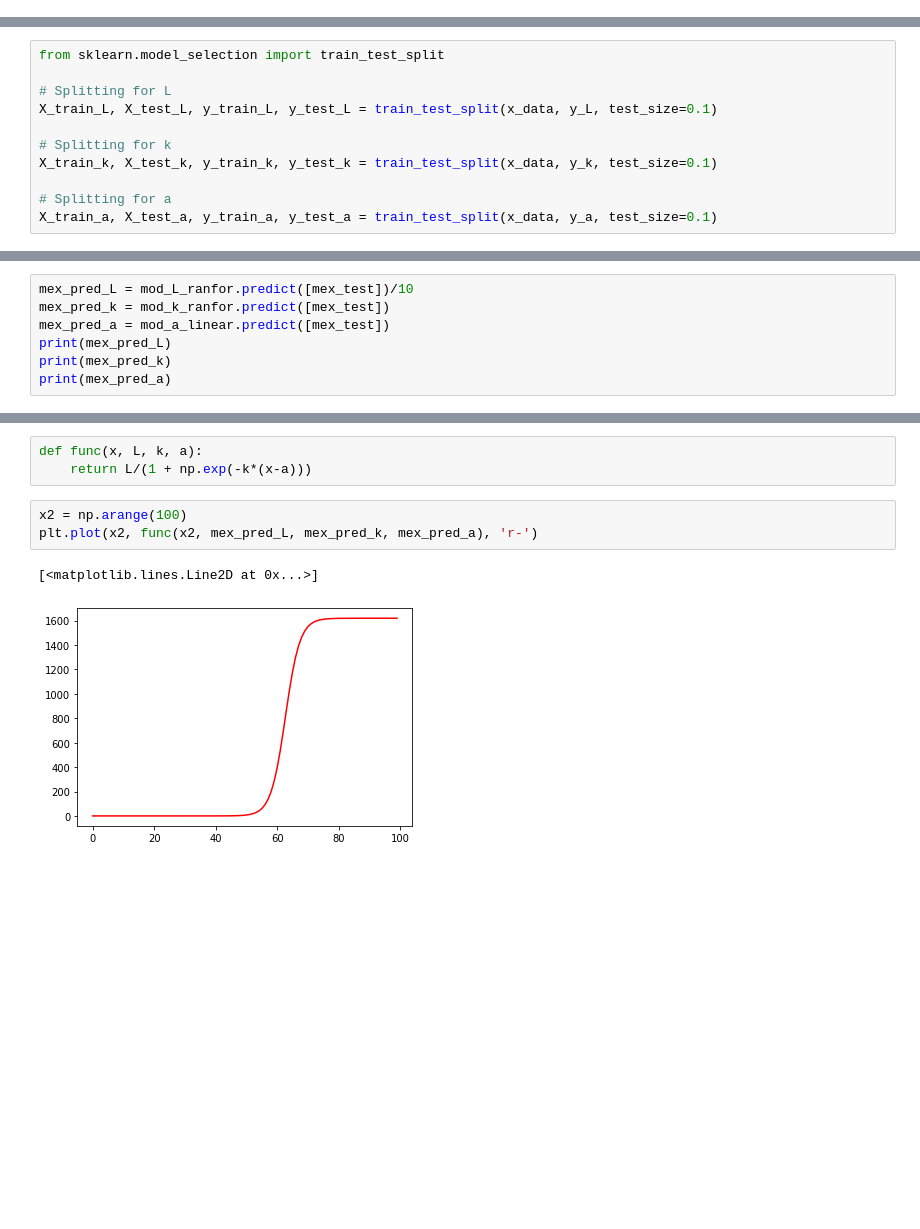
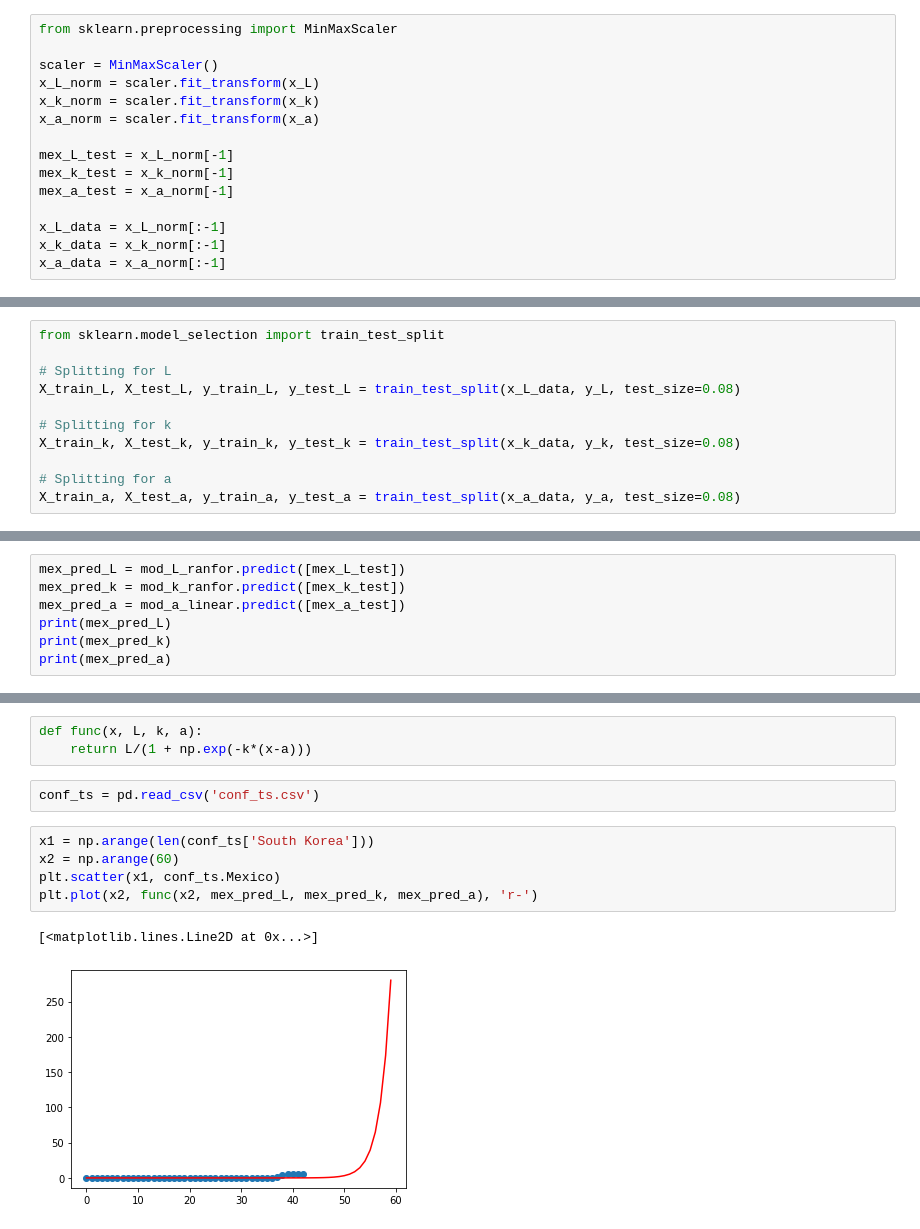
Before and after one commit to juliocrn94/CoronaVirus_ML, a Jupyter notebook: Part3.ipynb, the cells around one changed output, grey strips where cells are left out. Saved outputs shown, nothing was run; the diff lists cells and outputs as text; blank space fills up the shorter version.

```diff
--- a/Part3.ipynb
+++ b/Part3.ipynb
@@ -163,0 +172,15 @@ x_data = x_norm[:37]
+# %%
+from sklearn.preprocessing import MinMaxScaler
+
+scaler = MinMaxScaler()
+x_L_norm = scaler.fit_transform(x_L)
+x_k_norm = scaler.fit_transform(x_k)
+x_a_norm = scaler.fit_transform(x_a)
+
+mex_L_test = x_L_norm[-1]
+mex_k_test = x_k_norm[-1]
+mex_a_test = x_a_norm[-1]
+
+x_L_data = x_L_norm[:-1]
+x_k_data = x_k_norm[:-1]
+x_a_data = x_a_norm[:-1]
@@ -180,13 +231,13 @@ print(mex_test.shape)
 from sklearn.model_selection import train_test_split
 
 # Splitting for L
-X_train_L, X_test_L, y_train_L, y_test_L = train_test_split(x_data, y_L, test_size=0.1)
+X_train_L, X_test_L, y_train_L, y_test_L = train_test_split(x_L_data, y_L, test_size=0.08)
 
 # Splitting for k
-X_train_k, X_test_k, y_train_k, y_test_k = train_test_split(x_data, y_k, test_size=0.1)
+X_train_k, X_test_k, y_train_k, y_test_k = train_test_split(x_k_data, y_k, test_size=0.08)
 
 # Splitting for a
-X_train_a, X_test_a, y_train_a, y_test_a = train_test_split(x_data, y_a, test_size=0.1)
+X_train_a, X_test_a, y_train_a, y_test_a = train_test_split(x_a_data, y_a, test_size=0.08)
 # %%
 #pd.DataFrame(x_norm)
 # %% [markdown]
@@ -392,7 +443,7 @@ array([0.37493415, 0.1837536 , 0.38125883, 0.17624997, 0.49893042,
 # %%
-mex_pred_L = mod_L_ranfor.predict([mex_test])/10
-mex_pred_k = mod_k_ranfor.predict([mex_test])
-mex_pred_a = mod_a_linear.predict([mex_test])
+mex_pred_L = mod_L_ranfor.predict([mex_L_test])
+mex_pred_k = mod_k_ranfor.predict([mex_k_test])
+mex_pred_a = mod_a_linear.predict([mex_a_test])
 print(mex_pred_L)
 print(mex_pred_k)
 print(mex_pred_a)
@@ -403,9 +454,13 @@ print(mex_pred_a)
 # %%
 def func(x, L, k, a):
     return L/(1 + np.exp(-k*(x-a)))
+# %%
+conf_ts = pd.read_csv('conf_ts.csv')
 # %%
-x2 = np.arange(100)
+x1 = np.arange(len(conf_ts['South Korea']))
+x2 = np.arange(60)
+plt.scatter(x1, conf_ts.Mexico)
 plt.plot(x2, func(x2, mex_pred_L, mex_pred_k, mex_pred_a), 'r-')
 # %% [output]
 [<matplotlib.lines.Line2D at 0x...>]
-[figure, old version]
+[figure, new version]
```
Also changed, not shown: parts of 38 cells of this notebook, 7 other files.
